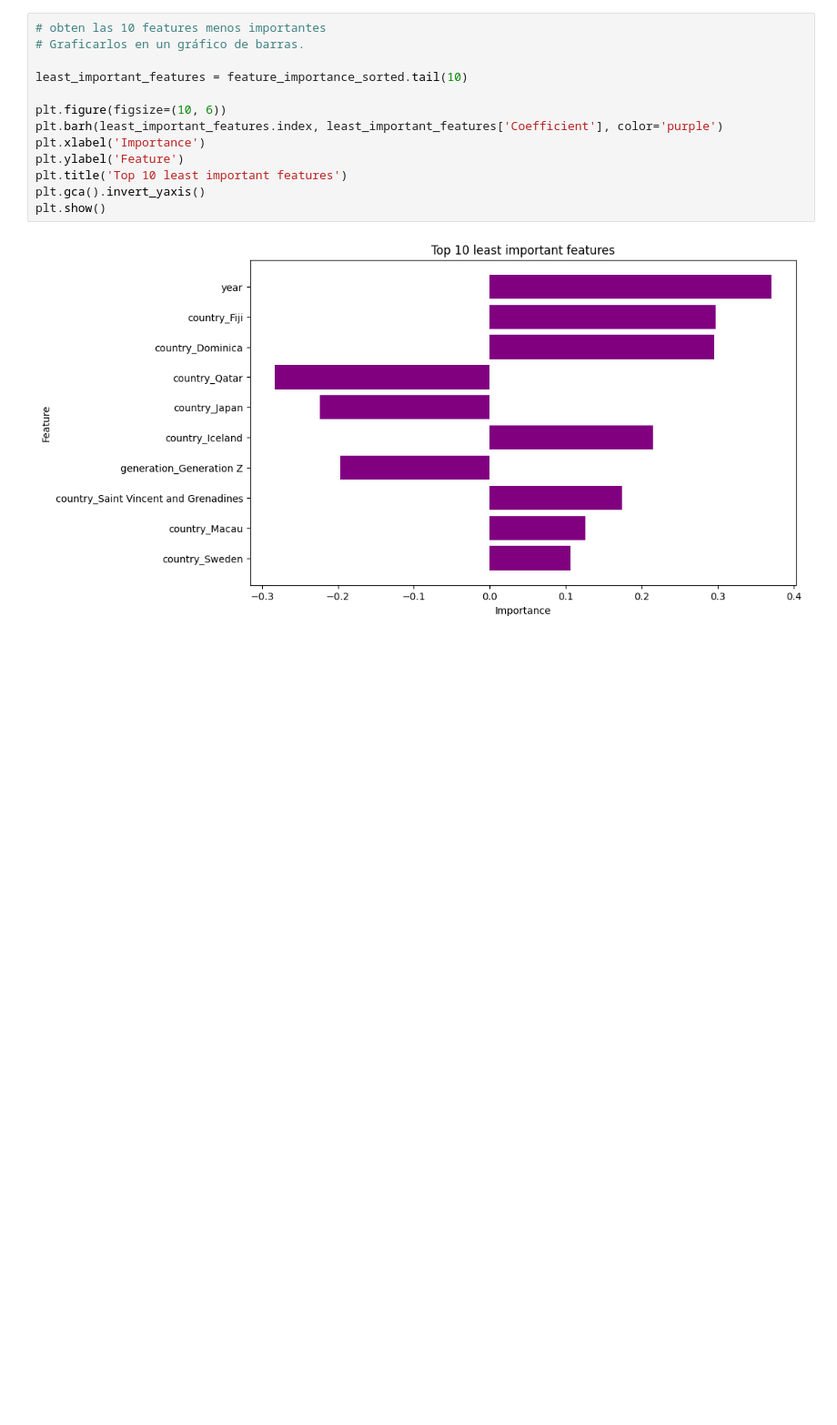
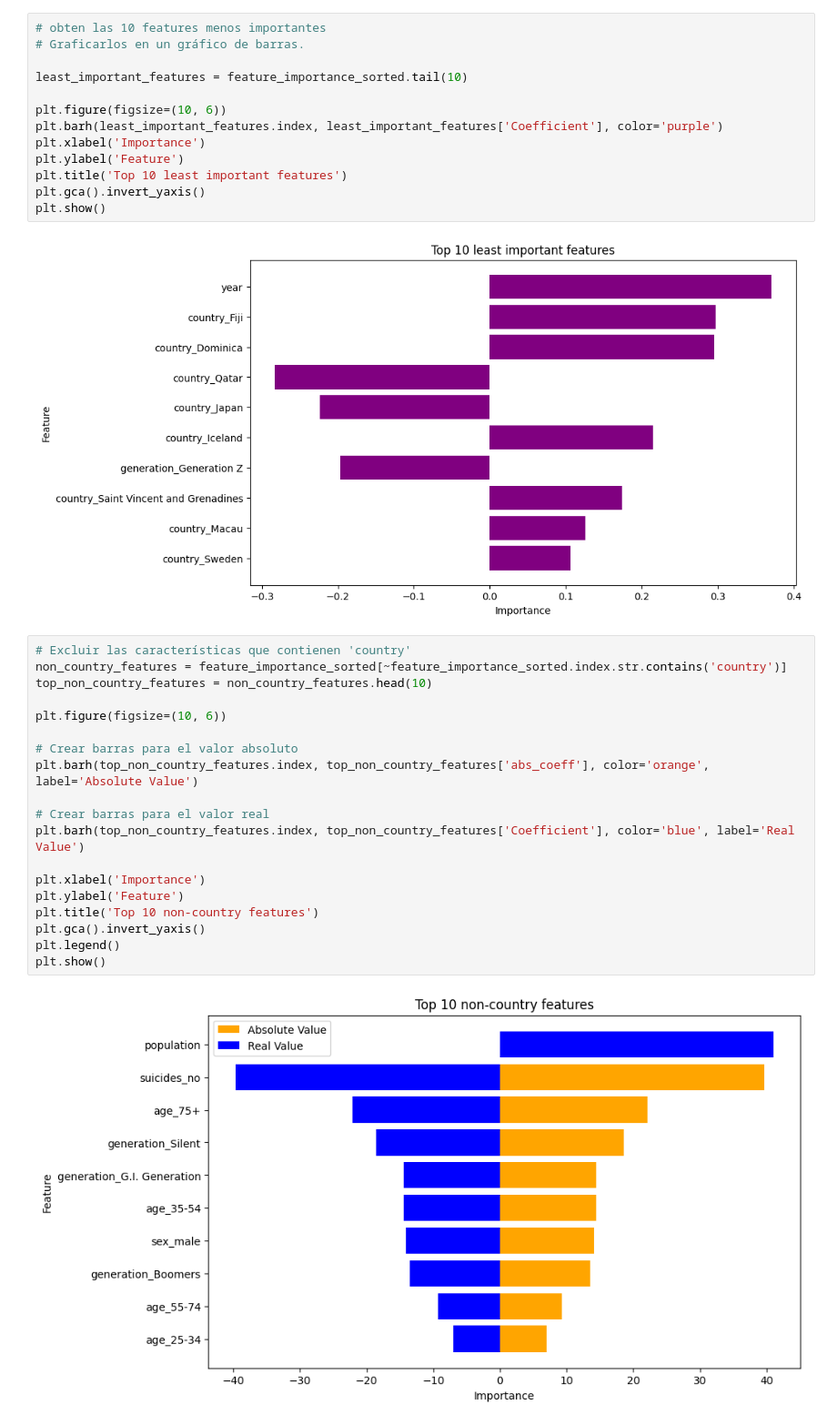
Before and after one commit to jazurdia/Proyecto1MD, a Jupyter notebook: reg_log.ipynb, the cells around one changed output. Shown: that part at 91% size. Saved outputs shown, nothing was run; the diff lists cells and outputs as text; blank space fills up the shorter version.

```diff
--- a/reg_log.ipynb
+++ b/reg_log.ipynb
@@ -294,3 +294,24 @@ plt.gca().invert_yaxis()
 plt.show()
 # %% [output]
 [figure]
+# %%
+# Excluir las características que contienen 'country'
+non_country_features = feature_importance_sorted[~feature_importance_sorted.index.str.contains('country')]
+top_non_country_features = non_country_features.head(10)
+
+plt.figure(figsize=(10, 6))
+
+# Crear barras para el valor absoluto
+plt.barh(top_non_country_features.index, top_non_country_features['abs_coeff'], color='orange', label='Absolute Value')
+
+# Crear barras para el valor real
+plt.barh(top_non_country_features.index, top_non_country_features['Coefficient'], color='blue', label='Real Value')
+
+plt.xlabel('Importance')
+plt.ylabel('Feature')
+plt.title('Top 10 non-country features')
+plt.gca().invert_yaxis()
+plt.legend()
+plt.show()
+# %% [output]
+[figure, added]
```
Also changed, not shown: parts of 2 cells of this notebook.
